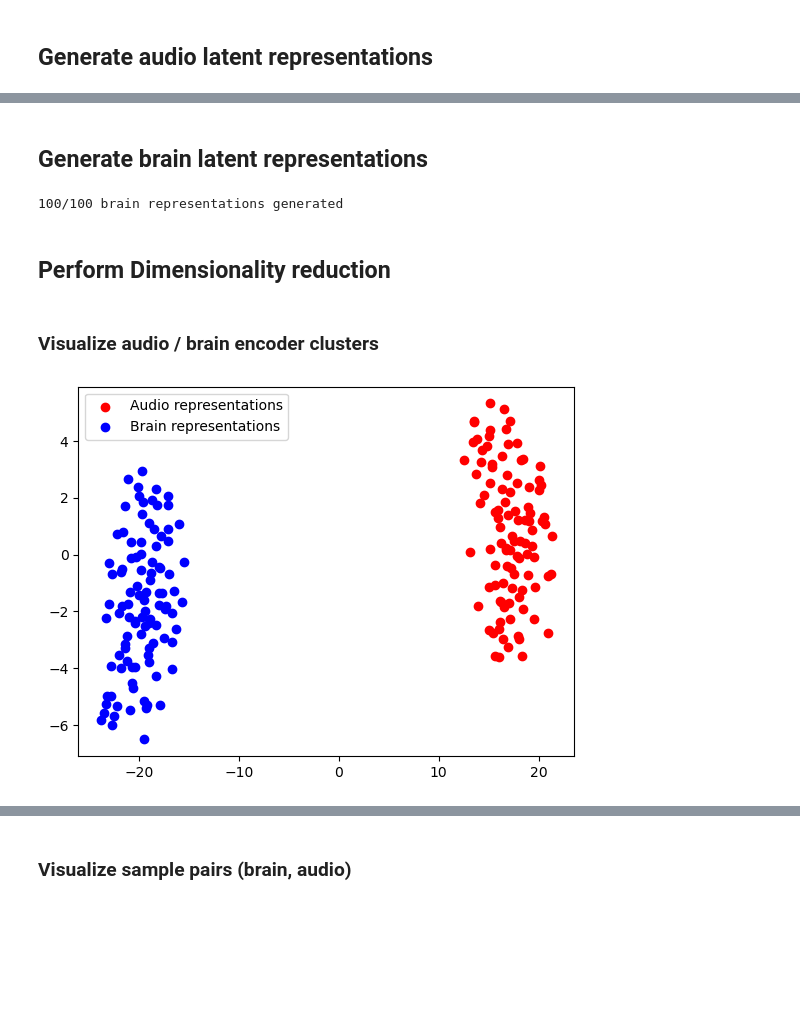
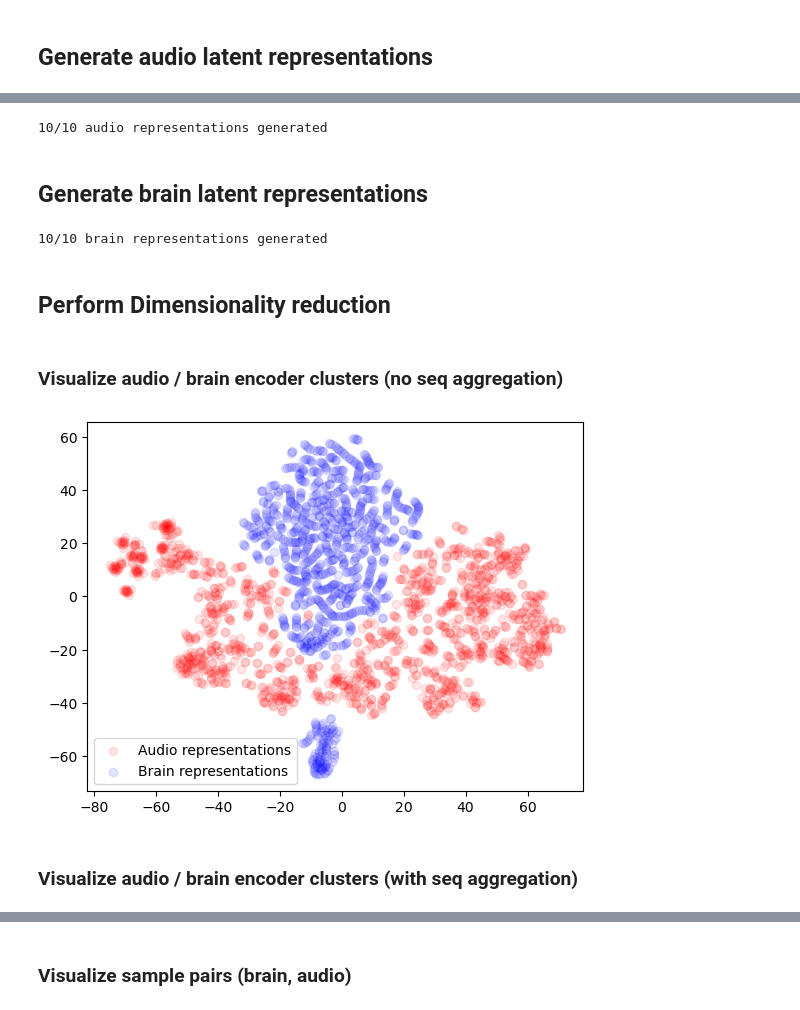
Before and after one commit to yuanhao-chen-nyoeghau/Wav2Vec2ForBrain, a Jupyter notebook: src/analysis/latent_analysis.ipynb, the cells around one changed output, grey strips where cells are left out. Cells and saved outputs as stored; diff of their text form; code cells hidden in the pictures; blank space fills up the shorter version.

```diff
--- a/src/analysis/latent_analysis.ipynb
+++ b/src/analysis/latent_analysis.ipynb
@@ -45,7 +19,7 @@ def convert_mp3_to_wav(mp3_path: str, wav_path: str):
 # %% [markdown]
 ### Extract test transcriptions
 # %%
-test_ds = Brain2TextWPhonemesDataset(B2TDatasetArgsModel(limit_samples=100), yaml_config, "test")
+test_ds = Brain2TextWPhonemesDataset(B2TDatasetArgsModel(limit_samples=10), yaml_config, "test")
 test_transcriptions = [test_ds[i].transcription for i in range(len(test_ds))]
 # %% [markdown]
 ### Generate speech for test transcriptions
@@ -120,58 +32,29 @@ audio_representations:list[torch.Tensor] = generate_audio_representations()
+# %%
+audio_representations = generate_audio_representations(test_ds)
+# %% [output]
+10/10 audio representations generated
 # %% [markdown]
 ## Generate brain latent representations
-# %%
-from src.datasets.batch_types import B2tSampleBatch
-from src.datasets.discriminator_dataset import (
-    B2P2TBrainFeatureExtractorArgsModel,
-    DiscriminatorDataset,
-)
-config = B2P2TBrainFeatureExtractorArgsModel(
-    encoder_fc_hidden_sizes=[512],
-    encoder_gru_hidden_size=1024,
-    encoder_num_gru_layers=1,
-)
-
-brain_encoder = DiscriminatorDataset.brain_feature_extractor_from_config(
-    config, "/hpi/fs00/scratch/tobias.fiedler/brain2text/experiment_results/b2p2t_gru+w2v/2024-08-20_11#57#39/brain_encoder.pt", "facebook/wav2vec2-base-960h"
-)
-brain_encoder.eval()
-
-
-def generate_brain_representations() -> list[torch.Tensor]:
-    brain_representations: list[torch.Tensor| None] = [None] * len(test_ds)
-    with torch.no_grad():
-        for i in range(len(test_ds)):
-            batch = B2tSampleBatch(test_ds[i].input.unsqueeze(0), None)
-            batch.day_idxs = torch.tensor(test_ds[i].day_idx).unsqueeze(0)
-            out = brain_encoder.forward(batch.cuda())
-            brain_representations[i] = out.logits.mean(dim=1).squeeze().detach().cpu()
-            print(f"\r{i+1}/{len(test_ds)} brain representations generated ", end="")
-
-    print("\n")
-    assert None not in brain_representations
-    return brain_representations # type: ignore
-
-
-brain_representations = generate_brain_representations()
-# %% [output]
-100/100 brain representations generated
+# %%
+brain_representations = generate_brain_representations(test_ds)
+# %% [output]
+10/10 brain representations generated
 # %% [markdown]
 ## Perform Dimensionality reduction
 # %%
-from sklearn.decomposition import PCA
-from sklearn.manifold import TSNE
-all_data_np = torch.concatenate([torch.stack(audio_representations) ,torch.stack(brain_representations)]).numpy()
+all_data = audio_representations.non_aggregated + brain_representations.non_aggregated
+all_data_np = torch.stack([rep for _, rep in all_data]).numpy()
 dim_reducer = TSNE(n_components=2)
 all_data_dimreduced = dim_reducer.fit_transform(all_data_np)
 # %% [markdown]
-### Visualize audio / brain encoder clusters
+### Visualize audio / brain encoder clusters (no seq aggregation)
 # %%
-import matplotlib.pyplot as plt
-
 # Show scatter plot of all_data_pca with the first len(test_set) samples in one color and the rest in another color
-plt.scatter(all_data_dimreduced[:len(test_ds), 0], all_data_dimreduced[:len(test_ds), 1], c="red", label="Audio representations")
-plt.scatter(all_data_dimreduced[len(test_ds):, 0], all_data_dimreduced[len(test_ds):, 1], c="blue", label="Brain representations")
+plt.scatter(all_data_dimreduced[:len(audio_representations.non_aggregated), 0], all_data_dimreduced[:len(audio_representations.non_aggregated), 1], c="red", label="Audio representations", alpha=0.1)
+plt.scatter(all_data_dimreduced[len(audio_representations.non_aggregated):, 0], all_data_dimreduced[len(audio_representations.non_aggregated):, 1], c="blue", label="Brain representations", alpha=0.1)
 plt.legend()
 plt.show()
 # %% [output]
-[figure, old version]
+[figure, new version]
+# %% [markdown]
+### Visualize audio / brain encoder clusters (with seq aggregation)
```
Also changed, not shown: parts of 13 cells of this notebook, 1 other file.
